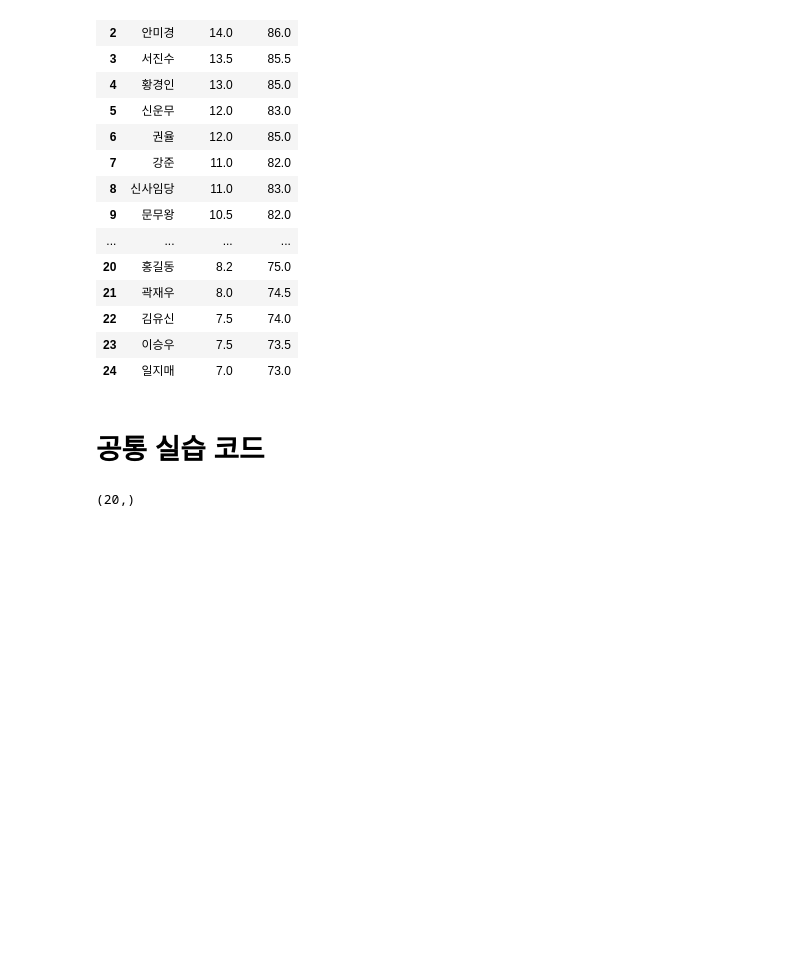
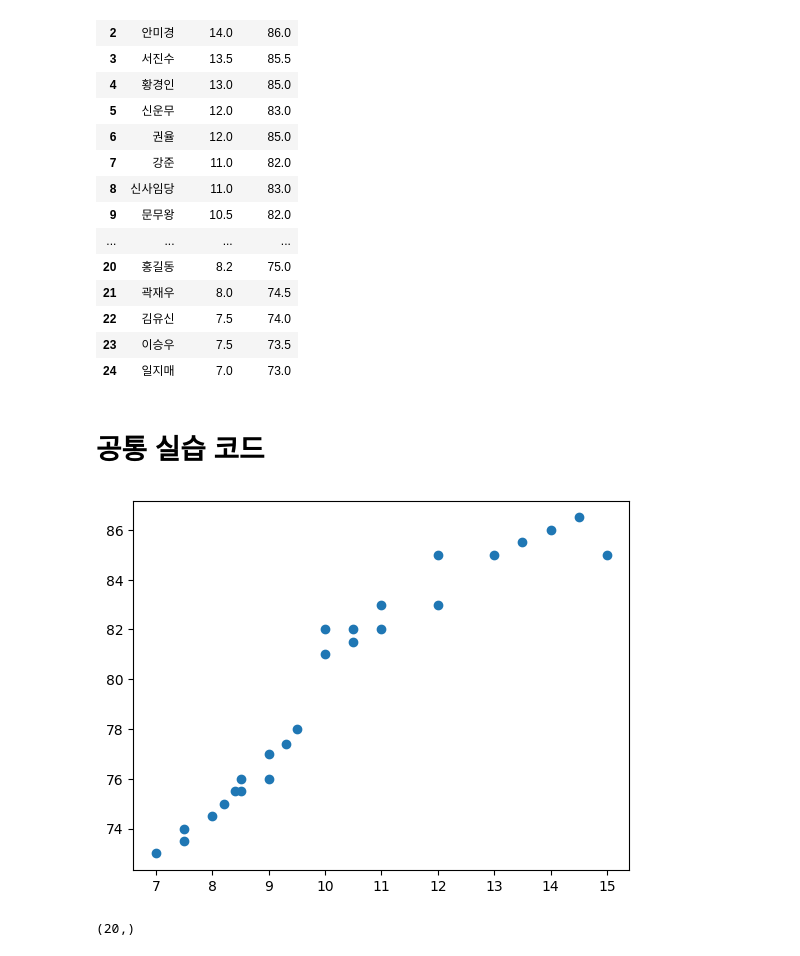
Before and after one commit to Voliti1/AI-Programming-Basic, a Jupyter notebook: 회귀, 분류/1. 선형회귀분석_공유용.ipynb, the cells around one changed output. Drawn from its saved outputs; the diff is of its cells as text; code cells hidden in the pictures; blank space fills up the shorter version.

```diff
--- a/회귀, 분류/1. 선형회귀분석_공유용.ipynb
+++ b/회귀, 분류/1. 선형회귀분석_공유용.ipynb
@@ -48,13 +30,15 @@ study
 # 공통 실습 코드
 # %%
 # data, target 정의
-data = None
-target = None
+data = study['공부시간']
+target = study['시험점수']
 
 # 산점도 그리기
 import matplotlib.pyplot as plt
 plt.plot(data,target,'o')
 plt.show()
+# %% [output]
+[figure, added]
 # %%
 import numpy as np
 
```
Also changed, not shown: parts of 4 cells of this notebook.
